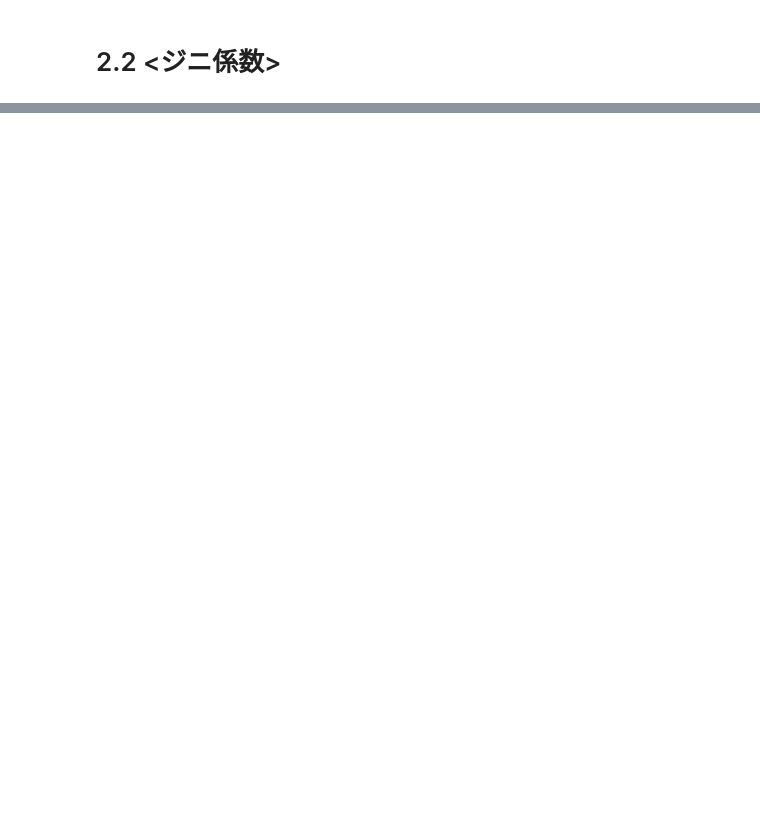
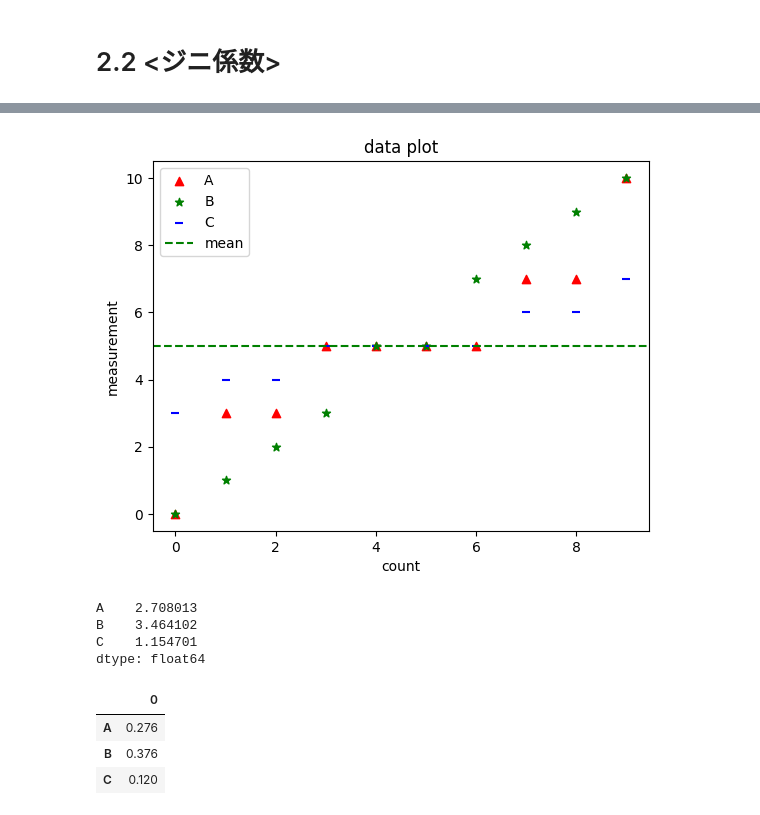
Before and after one commit to kkaomsihmi/AnIntroductionToStatistics, a Jupyter notebook: section2_1-dimensional_data.ipynb, the cells around one changed output, grey strips where cells are left out. Saved outputs shown, nothing was run; the diff lists cells and outputs as text; code cells hidden in the pictures; blank space fills up the shorter version.

```diff
--- a/section2_1-dimensional_data.ipynb
+++ b/section2_1-dimensional_data.ipynb
@@ -26,0 +67,36 @@ Index(['A', 'B', 'C'], dtype='object')
+# %%
+#元データのプロット,
+fig, ax = plt.subplots()
+color_list = ["r", "g", "b"]
+mark_list = ["^", "*", "_"]
+
+for i, col in enumerate(df.columns):
+    ax.scatter(x=df.index,y=df[col], color=color_list[i], label=col, marker=mark_list[i])
+
+ax.axhline(y=df["A"].mean(), color='green', linestyle='--', label='mean')
+
+ax.legend()
+
+ax.set_title("data plot")
+ax.set_xlabel("count")
+ax.set_ylabel("measurement")
+
+plt.show()
+# %% [output]
+[figure, added]
+# %%
+# 元データの標準偏差
+df.std()
+# %% [output]
+A    2.708013
+B    3.464102
+C    1.154701
+dtype: float64
+# %%
+# ジニ係数
+pd.DataFrame(gi.values(), index=gi.keys())
+# %% [output]
+|  | 0 |
+| A | 0.276 |
+| B | 0.376 |
+| C | 0.120 |
```
Also changed, not shown: parts of 12 cells of this notebook.
